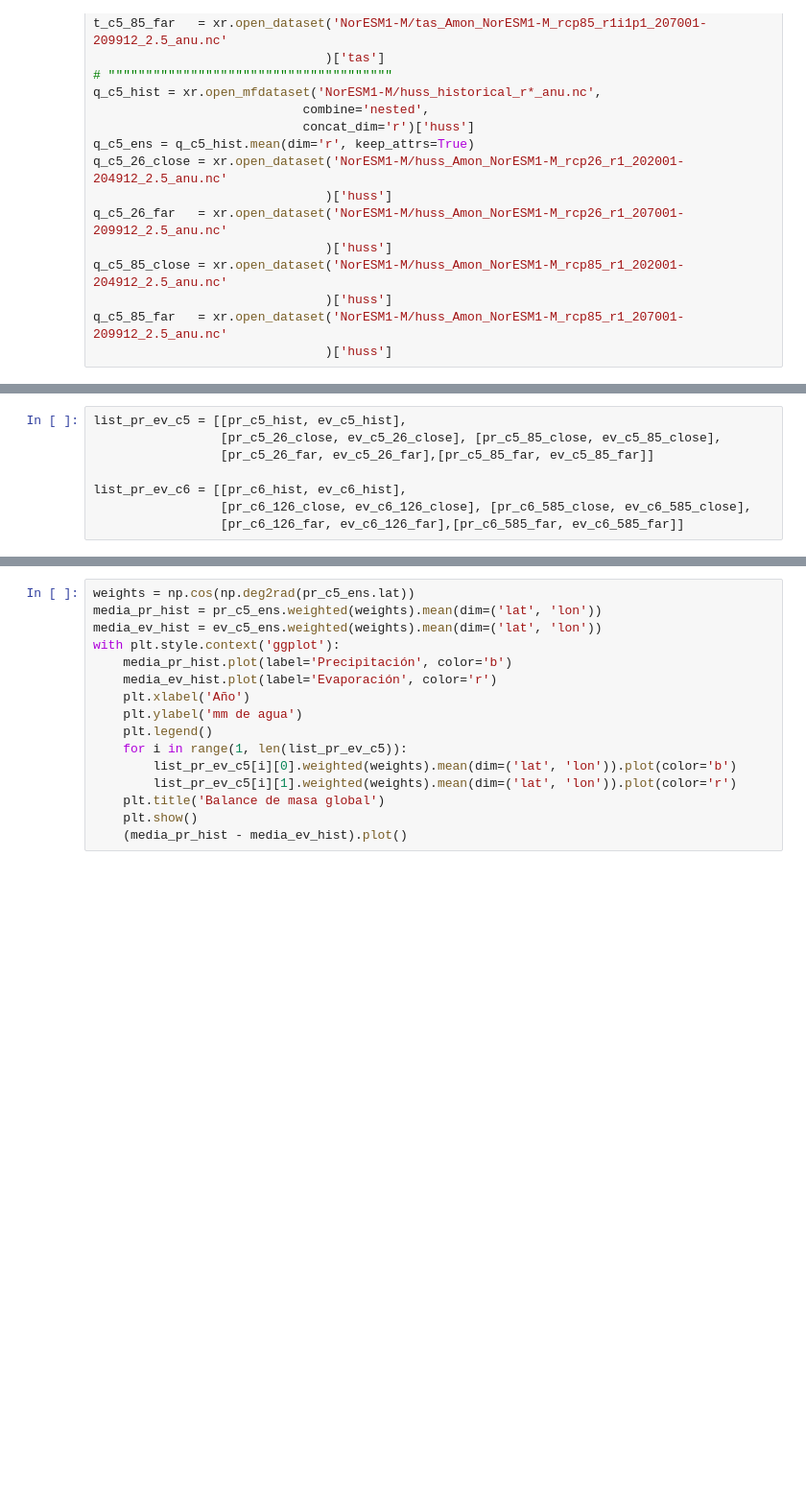
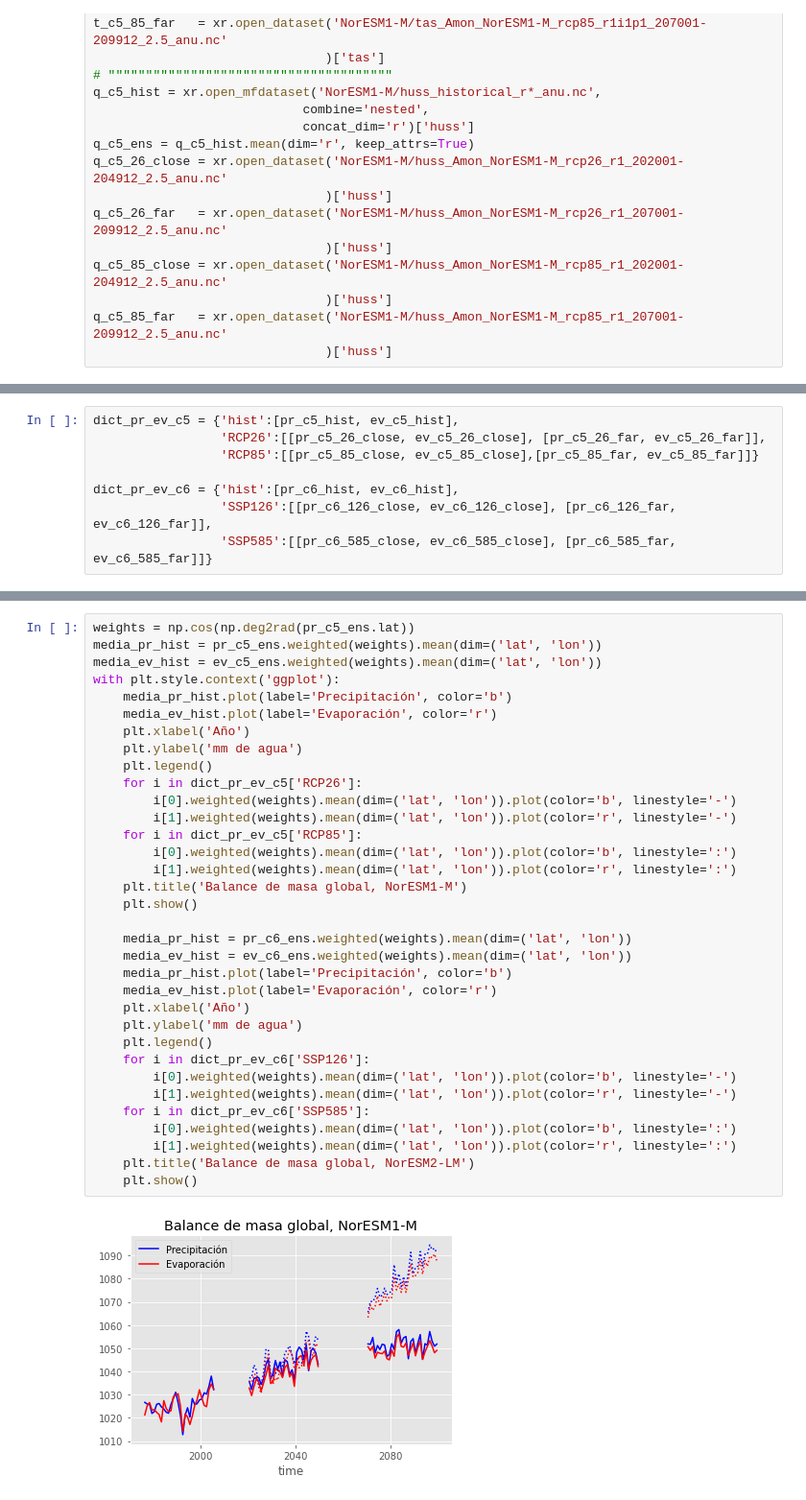
Before and after one commit to blychs/climatologia_fisica, a Jupyter notebook: practica4.ipynb, the cells around one changed output, grey strips where cells are left out. Shown at 96% size. Cells and saved outputs as stored; diff of their text form; blank space fills up the shorter version.

```diff
--- a/practica4.ipynb
+++ b/practica4.ipynb
@@ -556,8 +496,8 @@ plt.show()
 # %%
-list_pr_ev_c5 = [[pr_c5_hist, ev_c5_hist],
-                 [pr_c5_26_close, ev_c5_26_close], [pr_c5_85_close, ev_c5_85_close],
-                 [pr_c5_26_far, ev_c5_26_far],[pr_c5_85_far, ev_c5_85_far]]
+dict_pr_ev_c5 = {'hist':[pr_c5_hist, ev_c5_hist],
+                 'RCP26':[[pr_c5_26_close, ev_c5_26_close], [pr_c5_26_far, ev_c5_26_far]],
+                 'RCP85':[[pr_c5_85_close, ev_c5_85_close],[pr_c5_85_far, ev_c5_85_far]]}
 
-list_pr_ev_c6 = [[pr_c6_hist, ev_c6_hist],
-                 [pr_c6_126_close, ev_c6_126_close], [pr_c6_585_close, ev_c6_585_close],
-                 [pr_c6_126_far, ev_c6_126_far],[pr_c6_585_far, ev_c6_585_far]]
+dict_pr_ev_c6 = {'hist':[pr_c6_hist, ev_c6_hist],
+                 'SSP126':[[pr_c6_126_close, ev_c6_126_close], [pr_c6_126_far, ev_c6_126_far]],
+                 'SSP585':[[pr_c6_585_close, ev_c6_585_close], [pr_c6_585_far, ev_c6_585_far]]}
@@ -564,16 +512,36 @@ list_pr_ev_c6 = [[pr_c6_hist, ev_c6_hist],
 # %%
 weights = np.cos(np.deg2rad(pr_c5_ens.lat))
 media_pr_hist = pr_c5_ens.weighted(weights).mean(dim=('lat', 'lon'))
 media_ev_hist = ev_c5_ens.weighted(weights).mean(dim=('lat', 'lon'))
 with plt.style.context('ggplot'):
     media_pr_hist.plot(label='Precipitación', color='b')
     media_ev_hist.plot(label='Evaporación', color='r')
     plt.xlabel('Año')
     plt.ylabel('mm de agua')
     plt.legend()
-    for i in range(1, len(list_pr_ev_c5)):
-        list_pr_ev_c5[i][0].weighted(weights).mean(dim=('lat', 'lon')).plot(color='b')
-        list_pr_ev_c5[i][1].weighted(weights).mean(dim=('lat', 'lon')).plot(color='r')
-    plt.title('Balance de masa global')
+    for i in dict_pr_ev_c5['RCP26']:
+        i[0].weighted(weights).mean(dim=('lat', 'lon')).plot(color='b', linestyle='-')
+        i[1].weighted(weights).mean(dim=('lat', 'lon')).plot(color='r', linestyle='-')
+    for i in dict_pr_ev_c5['RCP85']:
+        i[0].weighted(weights).mean(dim=('lat', 'lon')).plot(color='b', linestyle=':')
+        i[1].weighted(weights).mean(dim=('lat', 'lon')).plot(color='r', linestyle=':')
+    plt.title('Balance de masa global, NorESM1-M')
     plt.show()
-    (media_pr_hist - media_ev_hist).plot()
+
+    media_pr_hist = pr_c6_ens.weighted(weights).mean(dim=('lat', 'lon'))
+    media_ev_hist = ev_c6_ens.weighted(weights).mean(dim=('lat', 'lon'))
+    media_pr_hist.plot(label='Precipitación', color='b')
+    media_ev_hist.plot(label='Evaporación', color='r')
+    plt.xlabel('Año')
+    plt.ylabel('mm de agua')
+    plt.legend()
+    for i in dict_pr_ev_c6['SSP126']:
+        i[0].weighted(weights).mean(dim=('lat', 'lon')).plot(color='b', linestyle='-')
+        i[1].weighted(weights).mean(dim=('lat', 'lon')).plot(color='r', linestyle='-')
+    for i in dict_pr_ev_c6['SSP585']:
+        i[0].weighted(weights).mean(dim=('lat', 'lon')).plot(color='b', linestyle=':')
+        i[1].weighted(weights).mean(dim=('lat', 'lon')).plot(color='r', linestyle=':')
+    plt.title('Balance de masa global, NorESM2-LM')
+    plt.show()
+# %% [output]
+[figure, added]
```
Also changed, not shown: parts of 19 cells of this notebook.
